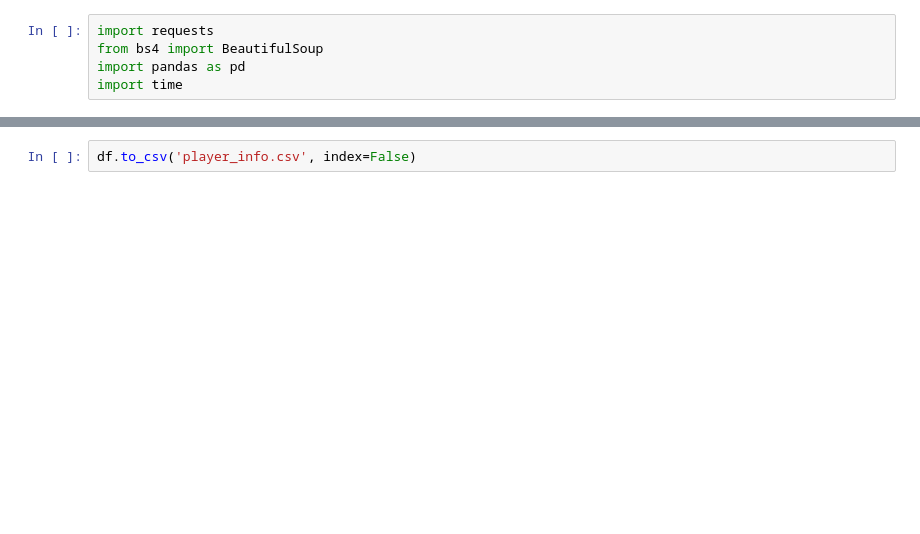
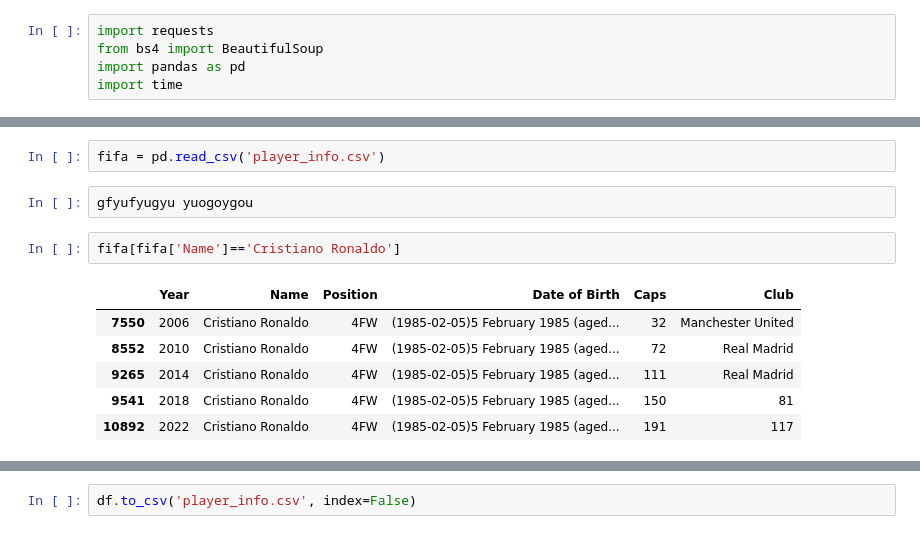
Before and after one commit to Gaurav135472/fifa_world_cupdata, a Jupyter notebook: fifa_data_scraping3.ipynb, the cells around one changed output, grey strips where cells are left out. Drawn from its saved outputs; the diff is of its cells as text; blank space fills up the shorter version.

```diff
--- a/fifa_data_scraping3.ipynb
+++ b/fifa_data_scraping3.ipynb
@@ -100,0 +122,13 @@ df.head()
+# %%
+fifa = pd.read_csv('player_info.csv')
+# %%
+gfyufyugyu yuogoygou
+# %%
+fifa[fifa['Name']=='Cristiano Ronaldo']
+# %% [output]
+|  | Year | Name | Position | Date of Birth | Caps | Club |
+| 7550 | 2006 | Cristiano Ronaldo | 4FW | (1985-02-05)5 February 1985 (aged... | 32 | Manchester United |
+| 8552 | 2010 | Cristiano Ronaldo | 4FW | (1985-02-05)5 February 1985 (aged... | 72 | Real Madrid |
+| 9265 | 2014 | Cristiano Ronaldo | 4FW | (1985-02-05)5 February 1985 (aged... | 111 | Real Madrid |
+| 9541 | 2018 | Cristiano Ronaldo | 4FW | (1985-02-05)5 February 1985 (aged... | 150 | 81 |
+| 10892 | 2022 | Cristiano Ronaldo | 4FW | (1985-02-05)5 February 1985 (aged... | 191 | 117 |
```
Also changed, not shown: parts of 11 cells of this notebook, 3 other files.
